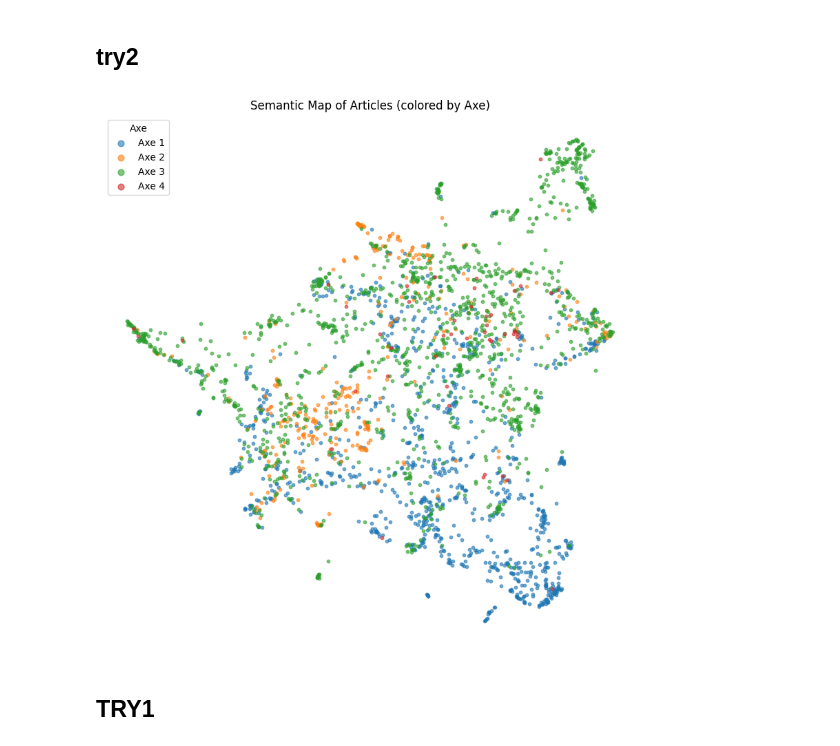
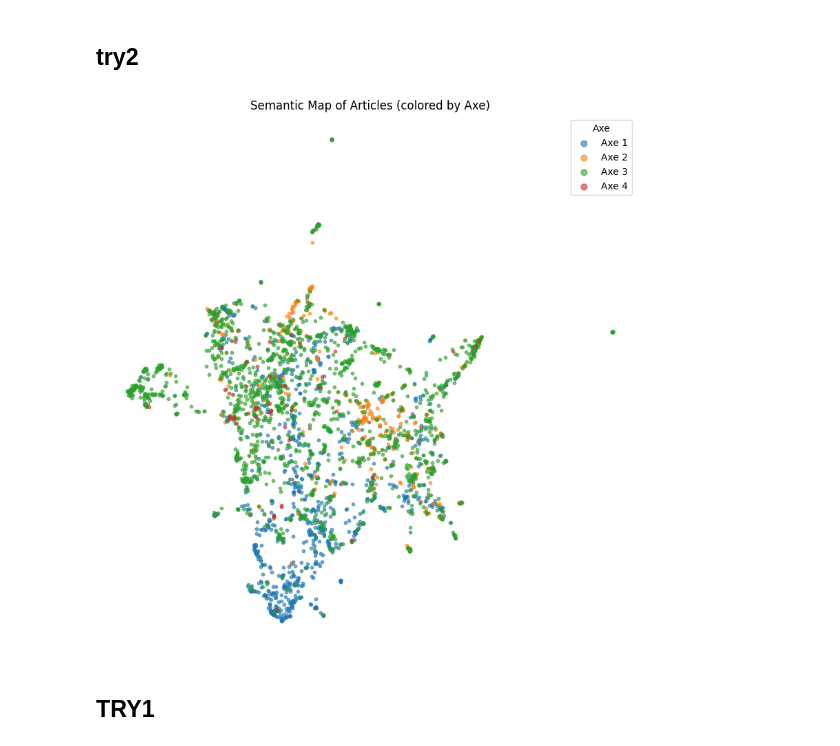
Before and after one commit to yeliu-dh/hal_insight, a Jupyter notebook: notebooks/test_topic.ipynb, the cells around one changed output. Cells and saved outputs as stored; diff of their text form; code cells hidden in the pictures.

```diff
--- a/notebooks/test_topic.ipynb
+++ b/notebooks/test_topic.ipynb
@@ -157,0 +289,6 @@ KeyError: 'main_axe'
+# %%
+importlib.reload(topic_modeling)
+from utils.topic_modeling import preprocess_df_for_topic_modeling,  get_topics_per_axe
+df_predicted=pd.read_parquet("../external_data\embeddings_all\df_all_3emb_predicted.parquet")
+df=preprocess_df_for_topic_modeling(df_predicted)
+topic_model1=get_topics_per_axe(df, axe_id="1", min_topic_size=30)
@@ -200,39 +1109,38 @@ df_plot = df.loc[df['combined_emb'].notna()].copy()
 # %%
 import umap
 
+df_plot=df_plot_exploded.copy()
 reducer = umap.UMAP(
     n_neighbors=15,
     min_dist=0.1,
     metric='cosine',
     random_state=42
 )
 
 X_2d = reducer.fit_transform(X)
 df_plot['x'] = X_2d[:, 0]
 df_plot['y'] = X_2d[:, 1]
 
 
+# def main_axe(axes):
+#     return axes[0] if axes else None
 
-
-def main_axe(axes):
-    return axes[0] if axes else None
-
-df_plot['main_axe'] = df_plot['axe_list'].apply(main_axe)
+# df_plot['main_axe'] = df_plot['axe_list'].apply(main_axe)
 
 plt.figure(figsize=(10, 10))
 
-for axe, g in df_plot.groupby('main_axe'):
+for axe, g in df_plot.groupby('final_axe'):
     plt.scatter(
         g['x'], g['y'],
         s=10,
         alpha=0.6,
         label=f"Axe {axe}"
     )
 
 plt.legend(title="Axe", markerscale=2)
 plt.title("Semantic Map of Articles (colored by Axe)")
 plt.axis('off')
 plt.show()
 # %% [output]
-[figure, old version]
+[figure, new version]
 # %%
```
Also changed, not shown: parts of 46 cells of this notebook, 20 other files.
